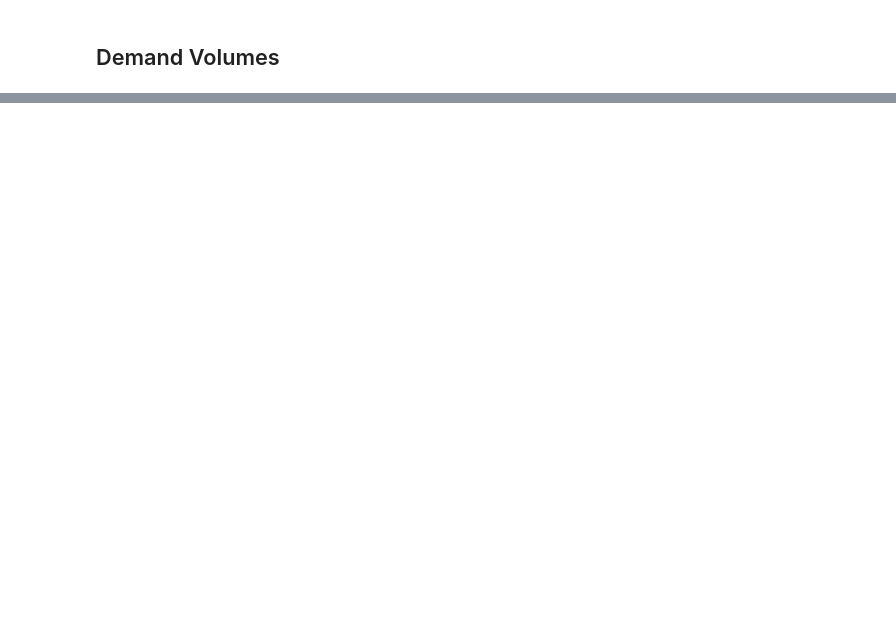
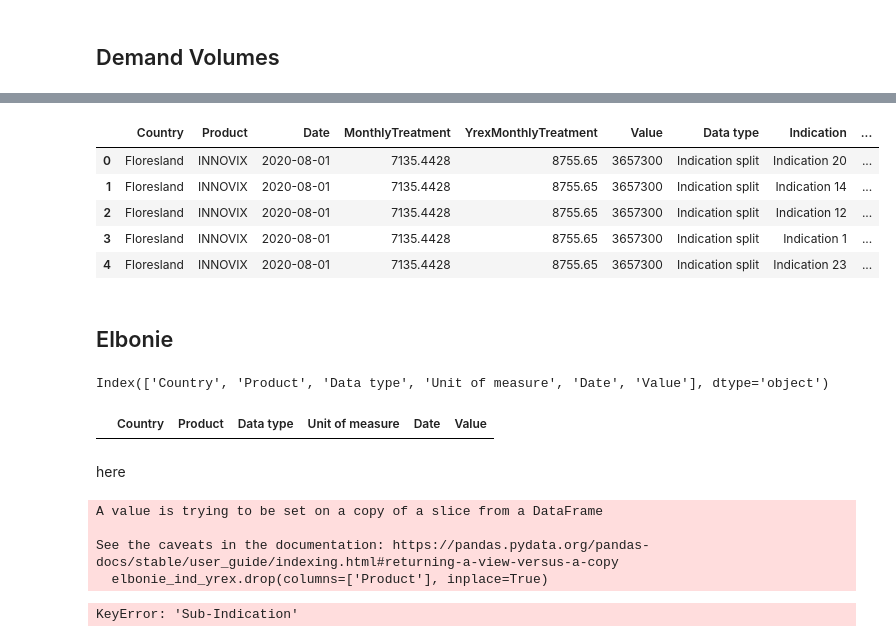
Before and after one commit to BrunoManzano/LauzHack, a Jupyter notebook: notebooks/Product_Comparison.ipynb, the cells around one changed output, grey strips where cells are left out. Cells and saved outputs as stored; diff of their text form; code cells hidden in the pictures; blank space fills up the shorter version.

```diff
--- a/notebooks/Product_Comparison.ipynb
+++ b/notebooks/Product_Comparison.ipynb
@@ -400,0 +177,3 @@ merged_activity_floresland.head(15)
+# %%
+foresland_indication = pd.read_excel(Floresland_path, sheet_name='Indication split')
+foresland_indication.head()
@@ -400,0 +187,4 @@ merged_activity_floresland.head(15)
+# %%
+foresland_ind_innovix = foresland_indication[foresland_indication['Product'] == 'INNOVIX']
+foresland_ind_yrex = foresland_indication[foresland_indication['Product'] == 'YREX']
+foresland_ind_yrex.drop(columns=['Product'], inplace=True)
@@ -400,0 +205,2 @@ merged_activity_floresland.head(15)
+# %%
+foresland_final_indications = foresland_ind_innovix.merge(on=['Country','Data type','Date', 'Indication', 'Sub-Indication'], right = foresland_ind_yrex, how='left')
@@ -400,0 +210,15 @@ merged_activity_floresland.head(15)
+# %%
+foresland_cleaned_indications = foresland_final_indications.rename(columns={
+    'Value_x': 'PatientsDescribed',
+    'Value_y': 'YrexPatientsDescribed',
+})
+# %%
+final_foresland = foresland_demand_exfactor.merge(on=['Product', 'Country','Date'], right=foresland_cleaned_indications)
+final_foresland.head()
+# %% [output]
+|  | Country | Product | Date | MonthlyTreatment | YrexMonthlyTreatment | Value | Data type | Indication | ... |
+| 0 | Floresland | INNOVIX | 2020-08-01 | 7135.4428 | 8755.65 | 3657300 | Indication split | Indication 20 | ... |
+| 1 | Floresland | INNOVIX | 2020-08-01 | 7135.4428 | 8755.65 | 3657300 | Indication split | Indication 14 | ... |
+| 2 | Floresland | INNOVIX | 2020-08-01 | 7135.4428 | 8755.65 | 3657300 | Indication split | Indication 12 | ... |
+| 3 | Floresland | INNOVIX | 2020-08-01 | 7135.4428 | 8755.65 | 3657300 | Indication split | Indication 1 | ... |
+| 4 | Floresland | INNOVIX | 2020-08-01 | 7135.4428 | 8755.65 | 3657300 | Indication split | Indication 23 | ... |
@@ -400,0 +227,12 @@ merged_activity_floresland.head(15)
+# %% [markdown]
+## Elbonie
+# %%
+elbonie_demand= pd.read_excel(Elbonie_path, sheet_name='Demand volumes')
+elbonie_demand.columns
+# %% [output]
+Index(['Country', 'Product', 'Data type', 'Unit of measure', 'Date', 'Value'], dtype='object')
+# %%
+elbonie_demand_by_measure = elbonie_demand[elbonie_demand['Unit of measure'] == 'Month of treatment']
+elbonie_demand_by_measure.head(5)
+# %% [output]
+|  | Country | Product | Data type | Unit of measure | Date | Value |
@@ -400,0 +242,2 @@ merged_activity_floresland.head(15)
+# %% [markdown]
+here
@@ -400,0 +246,13 @@ merged_activity_floresland.head(15)
+# %%
+elbonie_ind_innovix = elbonie_indication[elbonie_indication['Product'] == 'INNOVIX']
+elbonie_ind_yrex = elbonie_indication[elbonie_indication['Product'] == 'YREX']
+elbonie_ind_yrex.drop(columns=['Product'], inplace=True)
+# %% [output]
+A value is trying to be set on a copy of a slice from a DataFrame
+
+See the caveats in the documentation: https://pandas.pydata.org/pandas-docs/stable/user_guide/indexing.html#returning-a-view-versus-a-copy
+  elbonie_ind_yrex.drop(columns=['Product'], inplace=True)
+# %%
+elbonie_final_indications = elbonie_ind_innovix.merge(on=['Country','Data type','Date', 'Indication', 'Sub-Indication'], right = elbonie_ind_yrex, how='left')
+# %% [output]
+KeyError: 'Sub-Indication'
```
Also changed, not shown: parts of 61 cells of this notebook, 2 other files.
